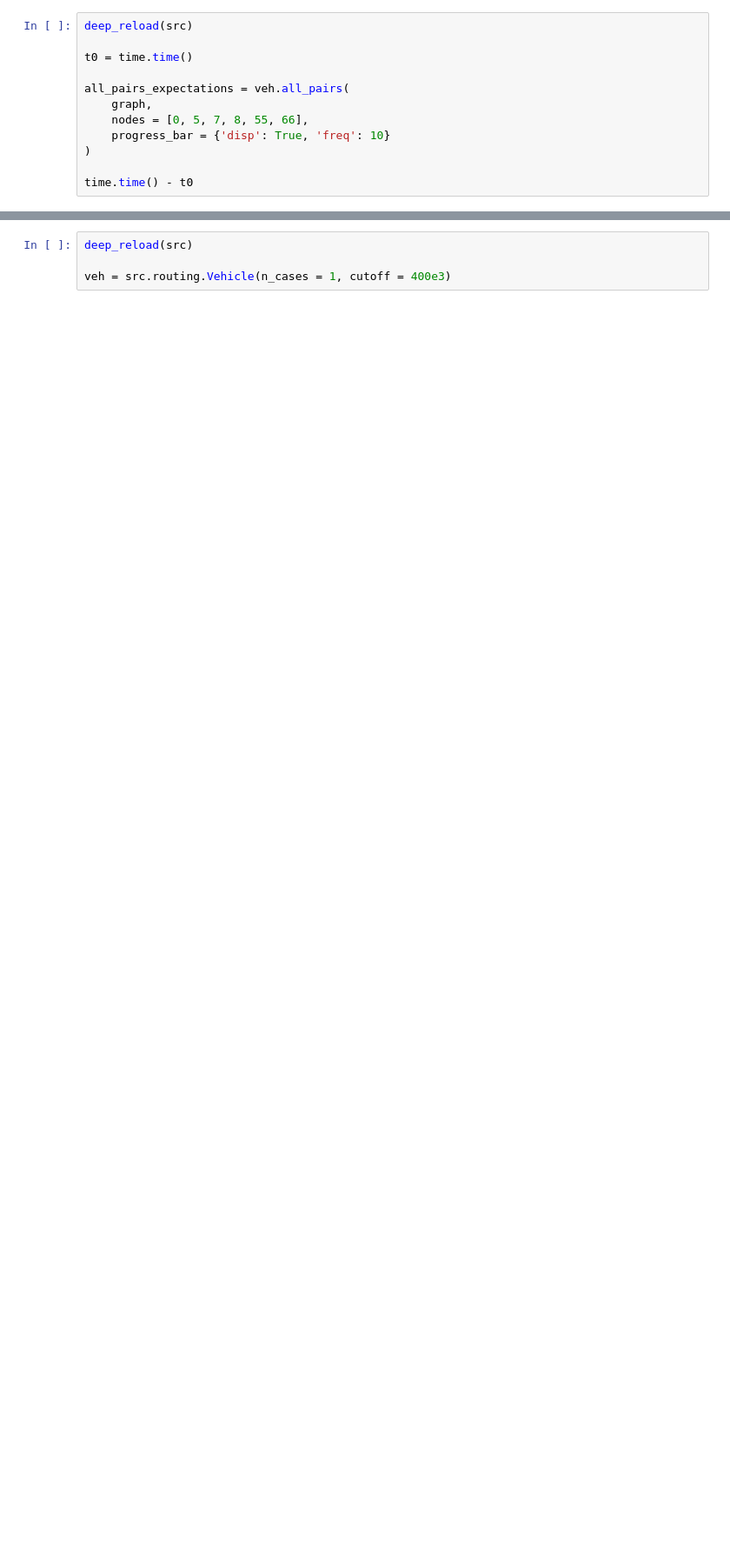
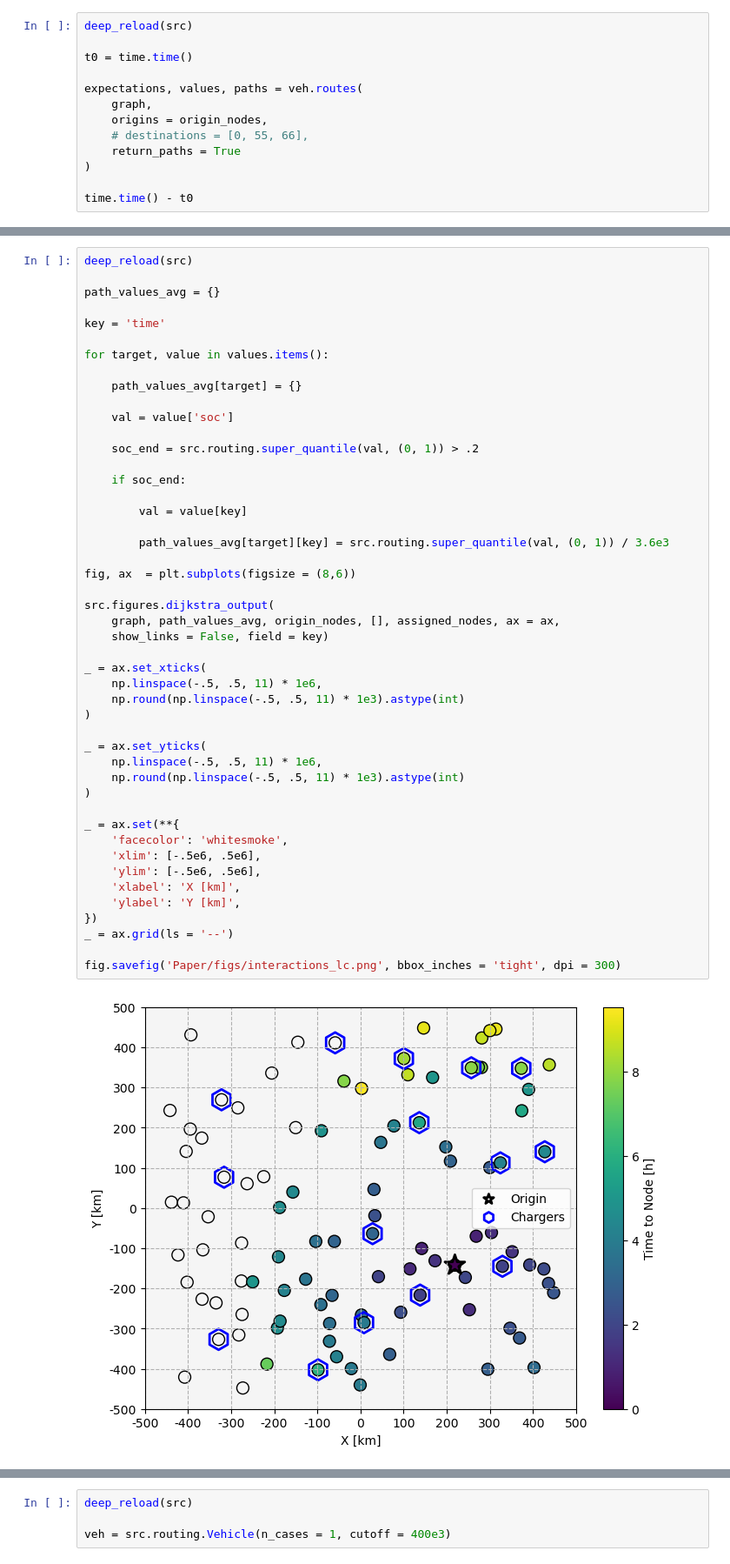
Before and after one commit to airabino/charger_network_analysis, a Jupyter notebook: Stochastic_Dijkstra.ipynb, the cells around one changed output, grey strips where cells are left out. Shown at 87% size. Saved outputs shown, nothing was run; the diff lists cells and outputs as text; blank space fills up the shorter version.

```diff
--- a/Stochastic_Dijkstra.ipynb
+++ b/Stochastic_Dijkstra.ipynb
@@ -167,10 +157,11 @@ deep_reload(src)
 
 t0 = time.time()
 
-all_pairs_expectations = veh.all_pairs(
+expectations, values, paths = veh.routes(
     graph,
-    nodes = [0, 5, 7, 8, 55, 66],
-    progress_bar = {'disp': True, 'freq': 10}
+    origins = origin_nodes,
+    # destinations = [0, 55, 66],
+    return_paths = True
 )
 
 time.time() - t0
@@ -179,0 +171,49 @@ time.time() - t0
+# %%
+deep_reload(src)
+
+path_values_avg = {}
+
+key = 'time'
+
+for target, value in values.items():
+
+    path_values_avg[target] = {}
+
+    val = value['soc']
+
+    soc_end = src.routing.super_quantile(val, (0, 1)) > .2
+
+    if soc_end:
+
+        val = value[key]
+
+        path_values_avg[target][key] = src.routing.super_quantile(val, (0, 1)) / 3.6e3
+
+fig, ax  = plt.subplots(figsize = (8,6))
+
+src.figures.dijkstra_output(
+    graph, path_values_avg, origin_nodes, [], assigned_nodes, ax = ax,
+    show_links = False, field = key)
+
+_ = ax.set_xticks(
+    np.linspace(-.5, .5, 11) * 1e6,
+    np.round(np.linspace(-.5, .5, 11) * 1e3).astype(int)
+)
+
+_ = ax.set_yticks(
+    np.linspace(-.5, .5, 11) * 1e6,
+    np.round(np.linspace(-.5, .5, 11) * 1e3).astype(int)
+)
+
+_ = ax.set(**{
+    'facecolor': 'whitesmoke',
+    'xlim': [-.5e6, .5e6],
+    'ylim': [-.5e6, .5e6],
+    'xlabel': 'X [km]',
+    'ylabel': 'Y [km]',
+})
+_ = ax.grid(ls = '--')
+
+fig.savefig('Paper/figs/interactions_lc.png', bbox_inches = 'tight', dpi = 300)
+# %% [output]
+[figure, added]
```
Also changed, not shown: parts of 8 cells of this notebook, 29 other files.
